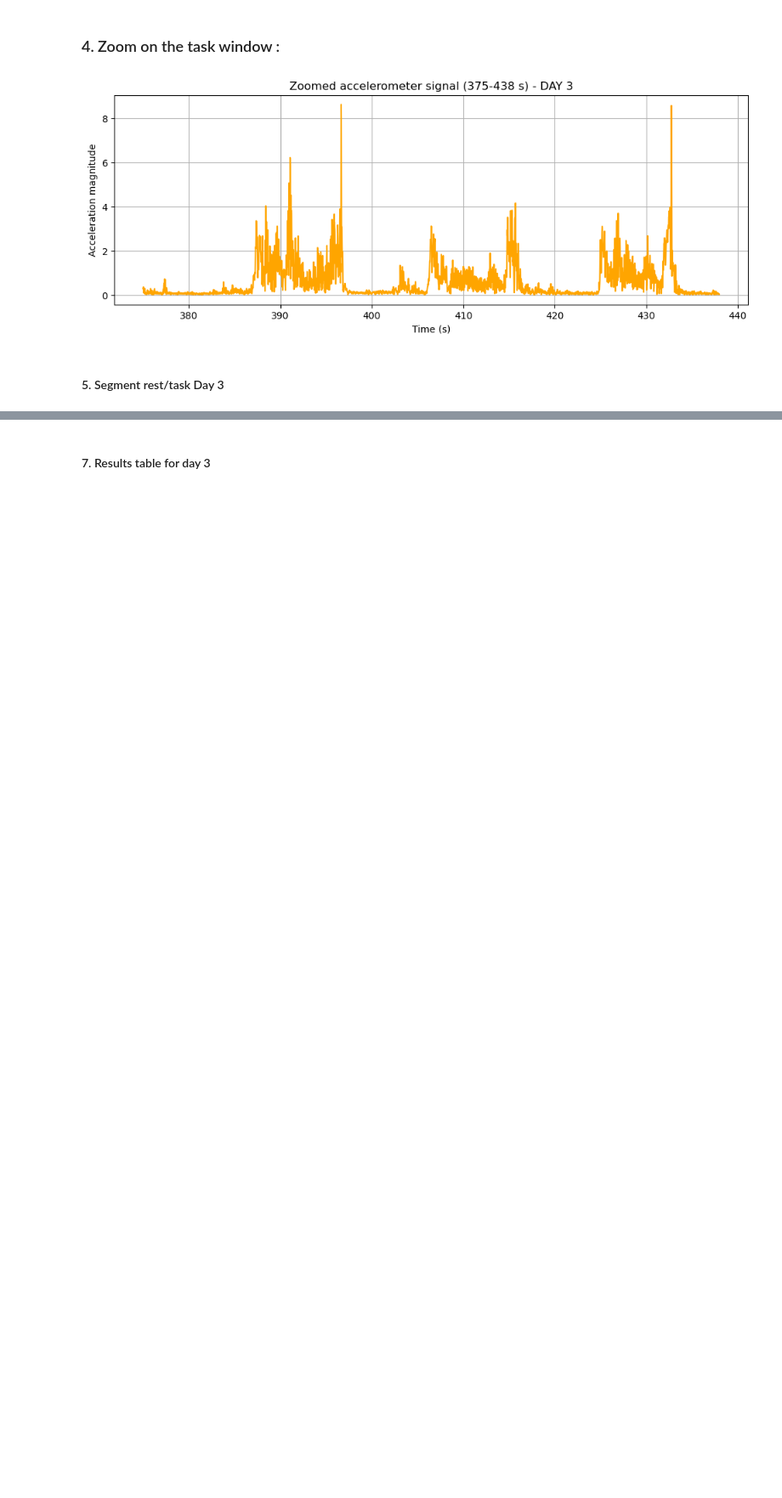
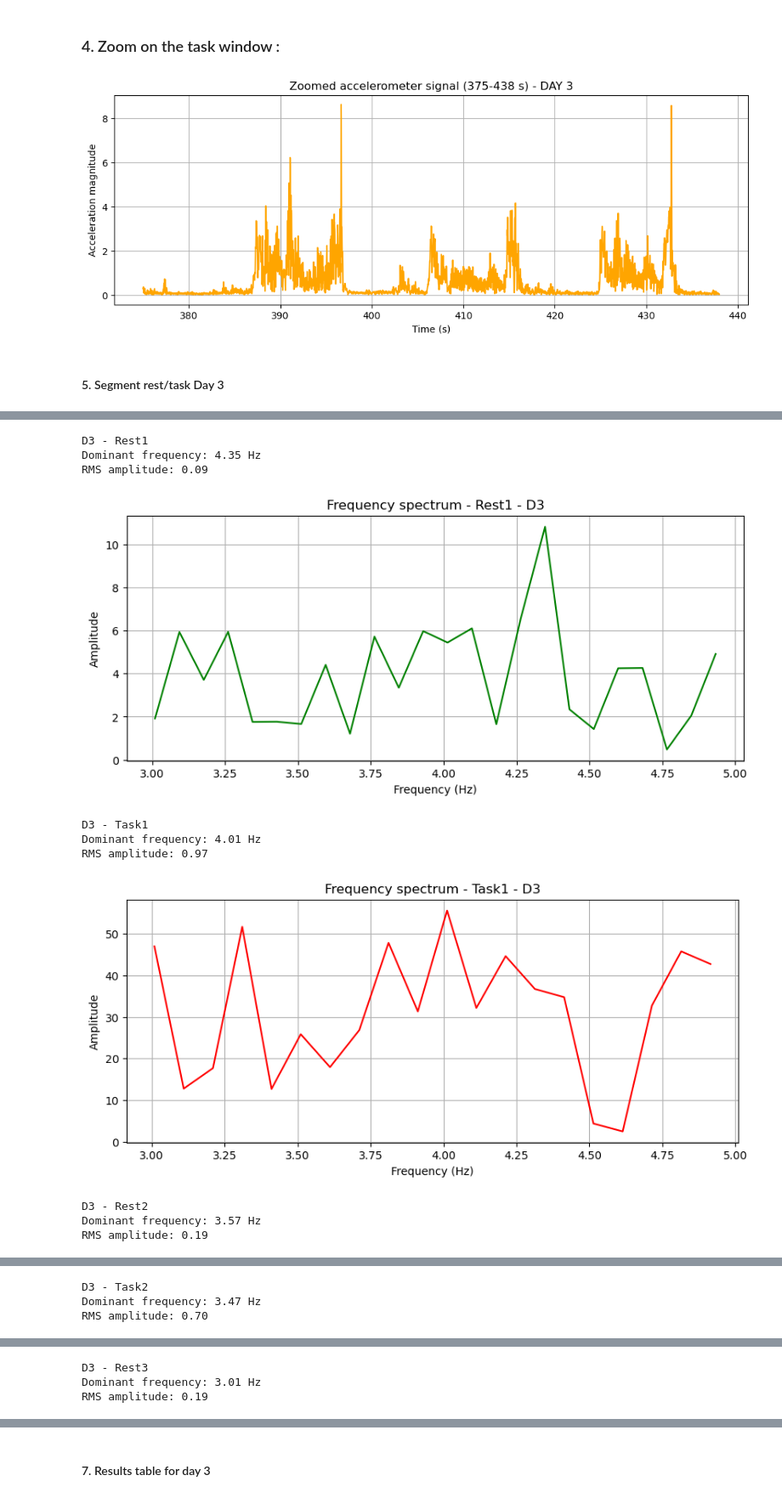
Before and after one commit to zemmahisofi-byte/Projet_R_Python, a Jupyter notebook: Projet_python/main.ipynb, the cells around one changed output, grey strips where cells are left out. Shown at 85% size. Drawn from its saved outputs; the diff is of its cells as text; code cells hidden in the pictures; blank space fills up the shorter version.

```diff
--- a/Projet_python/main.ipynb
+++ b/Projet_python/main.ipynb
@@ -1518,0 +1187,45 @@ RMS amplitude - Rest 4 on Day 3: 0.0371331740246794
+# %%
+# we use the function to perform frequency analysis
+# and calculate RMS amplitude for each rest and task phase during Day 3
+
+results_day3_list = []
+
+results_day3_list.append(
+    analyze_phase(df_3, rest1_start_d3, rest1_end_d3, "D3", "Rest1", "Rest", 1, "green")
+)
+
+results_day3_list.append(
+    analyze_phase(df_3, task1_start_d3, task1_end_d3, "D3", "Task1", "Task", 1, "red")
+)
+
+results_day3_list.append(
+    analyze_phase(df_3, rest2_start_d3, rest2_end_d3, "D3", "Rest2", "Rest", 2, "green")
+)
+
+results_day3_list.append(
+    analyze_phase(df_3, task2_start_d3, task2_end_d3, "D3", "Task2", "Task", 2, "red")
+)
+
+results_day3_list.append(
+    analyze_phase(df_3, rest3_start_d3, rest3_end_d3, "D3", "Rest3", "Rest", 3, "green")
+)
+
+results_day3_list.append(
+    analyze_phase(df_3, task3_start_d3, task3_end_d3, "D3", "Task3", "Task", 3, "red")
+)
+
+results_day3_list.append(
+    analyze_phase(df_3, rest4_start_d3, rest4_end_d3, "D3", "Rest4", "Rest", 4, "green")
+)
+# %% [output]
+D3 - Rest1
+Dominant frequency: 4.35 Hz
+RMS amplitude: 0.09
+[figure, added]
+D3 - Task1
+Dominant frequency: 4.01 Hz
+RMS amplitude: 0.97
+[figure, added]
+D3 - Rest2
+Dominant frequency: 3.57 Hz
+RMS amplitude: 0.19
@@ -1518,0 +1233,3 @@ RMS amplitude - Rest 4 on Day 3: 0.0371331740246794
+D3 - Task2
+Dominant frequency: 3.47 Hz
+RMS amplitude: 0.70
@@ -1518,0 +1237,3 @@ RMS amplitude - Rest 4 on Day 3: 0.0371331740246794
+D3 - Rest3
+Dominant frequency: 3.01 Hz
+RMS amplitude: 0.19
```
Also changed, not shown: parts of 22 cells of this notebook, 2 other files.
